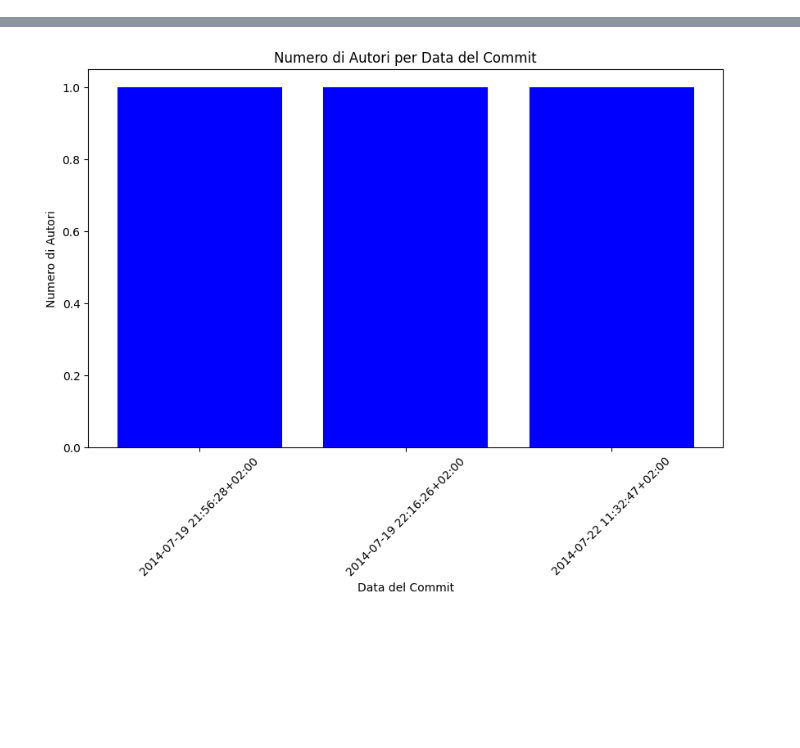
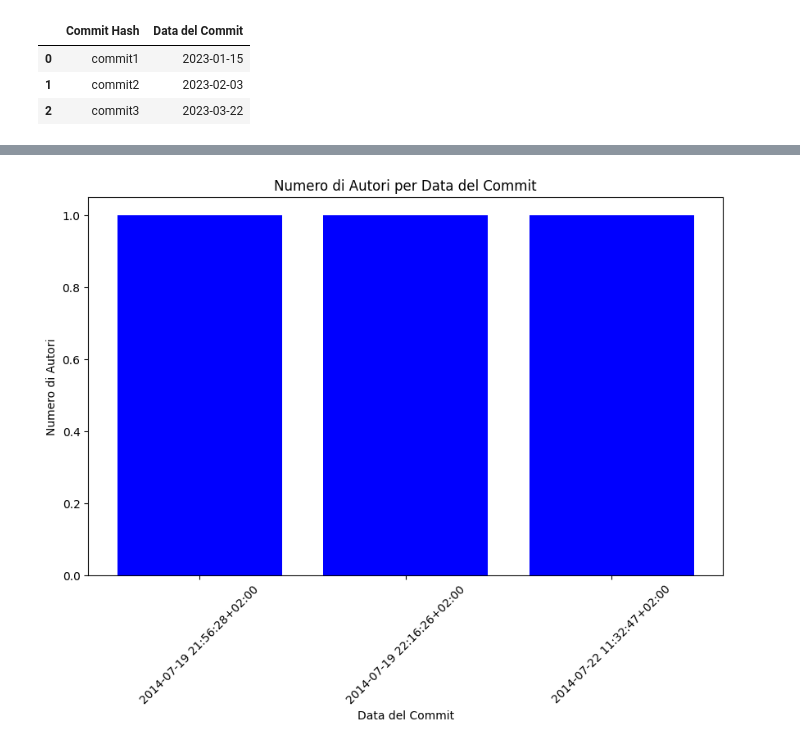
Before and after one commit to CostaMart/ing-soft2, a Jupyter notebook: provepm.ipynb, the cells around one changed output, grey strips where cells are left out. Drawn from its saved outputs; the diff is of its cells as text; code cells hidden in the pictures; blank space fills up the shorter version.

```diff
--- a/provepm.ipynb
+++ b/provepm.ipynb
@@ -12,6 +12,24 @@ json_list = [
     {"Commit_Hash": "c705eae618faa0a1ef9690a258591e6017bd9cce", "Data_del_Commit": "2014-07-19 22:16:26+02:00"},
     {"Commit_Hash": "543fee39bfbc24d5714a2a29c673efa8b5feecba", "Data_del_Commit": "2014-07-22 11:32:47+02:00"},
 ]
+# %%
+commits_dict = {
+    'commit1': '2023-01-15',
+    'commit2': '2023-02-03',
+    'commit3': '2023-03-22',
+    # Aggiungi altri commit secondo necessità
+}
+
+# Converti il dizionario in un DataFrame
+commits_df = pd.DataFrame(list(commits_dict.items()), columns=['Commit Hash', 'Data del Commit'])
+
+# Stampa il DataFrame
+commits_df
+# %% [output]
+|  | Commit Hash | Data del Commit |
+| 0 | commit1 | 2023-01-15 |
+| 1 | commit2 | 2023-02-03 |
+| 2 | commit3 | 2023-03-22 |
 # %%
 # ru.checkout_commit("5279dddcdf9ebfd5a4f4b7d5a5d595dcc86abe37")
 # %%
```
Also changed, not shown: 3 other files.
